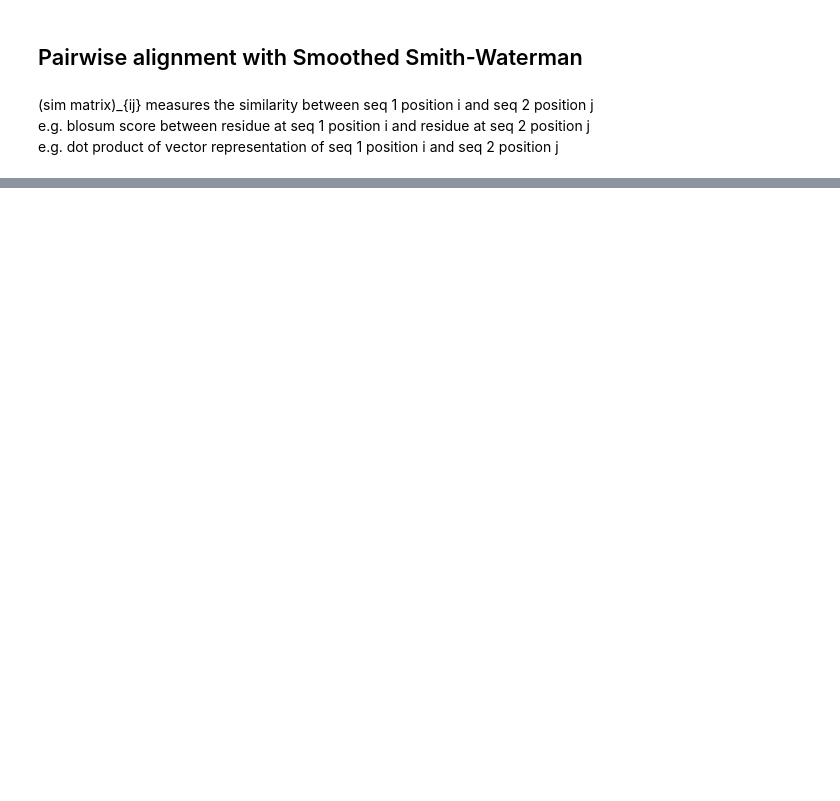
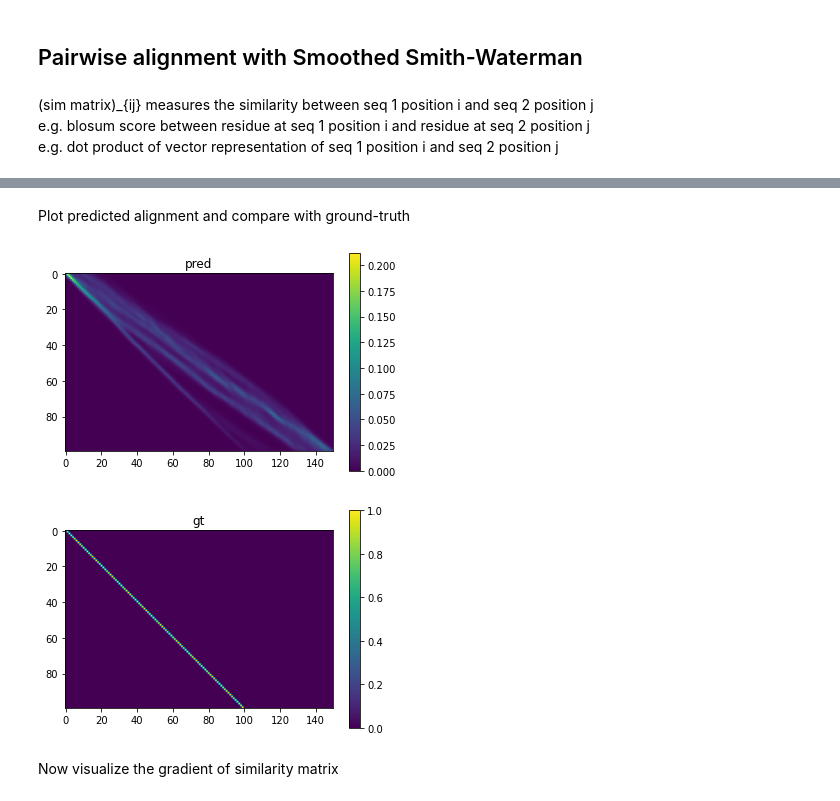
Before and after one commit to aabbas90/SMURF, a Jupyter notebook: examples/ssw_grad_est.ipynb, the cells around one changed output, grey strips where cells are left out. Saved outputs shown, nothing was run; the diff lists cells and outputs as text; code cells hidden in the pictures; blank space fills up the shorter version.

Commit message:
More visualization

```diff
--- a/examples/ssw_grad_est.ipynb
+++ b/examples/ssw_grad_est.ipynb
@@ -55,15 +57,7 @@ def loss(gt, pred):
 
 blackbox_algorithm.defvjp(blackbox_forward, blackbox_backward)
 params = {'seq_1_len': seq_1_len, 'seq_2_len': seq_2_len, 'gap': -1, 'temp': 1, 'lambda': 1.0}
-out = blackbox_algorithm(sim_matrix, params)
+pred = blackbox_algorithm(sim_matrix, params)
 ground_truth = jnp.eye(seq_1_len, seq_2_len)
-grad_loss = grad(loss)(out, ground_truth)
+grad_loss = grad(loss)(pred, ground_truth)
 alignment, blackbox_algorithm_vjp = jax.vjp(blackbox_algorithm, sim_matrix, params)
-grad_sim_matrix = blackbox_algorithm_vjp(grad_loss)[0]
-plt.imshow(out); plt.colorbar(); plt.title('pred'); plt.show()
-plt.imshow(ground_truth); plt.colorbar(); plt.title('gt'); plt.show()
-plt.imshow(grad_sim_matrix); plt.colorbar(); plt.title('dL / d sim_matrix'); plt.show()
-perturbed_sim_matrix = sim_matrix - grad_sim_matrix # Better similarity matrix taking into account the gradient.
-plt.imshow(perturbed_sim_matrix); plt.colorbar(); plt.title('perturbed_sim_matrix'); plt.show()
-out_on_pert_sim_matrix = blackbox_algorithm(perturbed_sim_matrix, params)
-plt.imshow(out_on_pert_sim_matrix); plt.colorbar(); plt.title('pred_on_pert_sim_matrix'); plt.show()
@@ -75,0 +64,10 @@ plt.imshow(out_on_pert_sim_matrix); plt.colorbar(); plt.title('pred_on_pert_sim_
+# %% [markdown]
+Plot predicted alignment and compare with ground-truth
+# %%
+plt.imshow(pred); plt.colorbar(); plt.title('pred'); plt.show()
+plt.imshow(ground_truth); plt.colorbar(); plt.title('gt'); plt.show()
+# %% [output]
+[figure, added]
+[figure, added]
+# %% [markdown]
+Now visualize the gradient of similarity matrix
```
Also changed, not shown: parts of 7 cells of this notebook.
